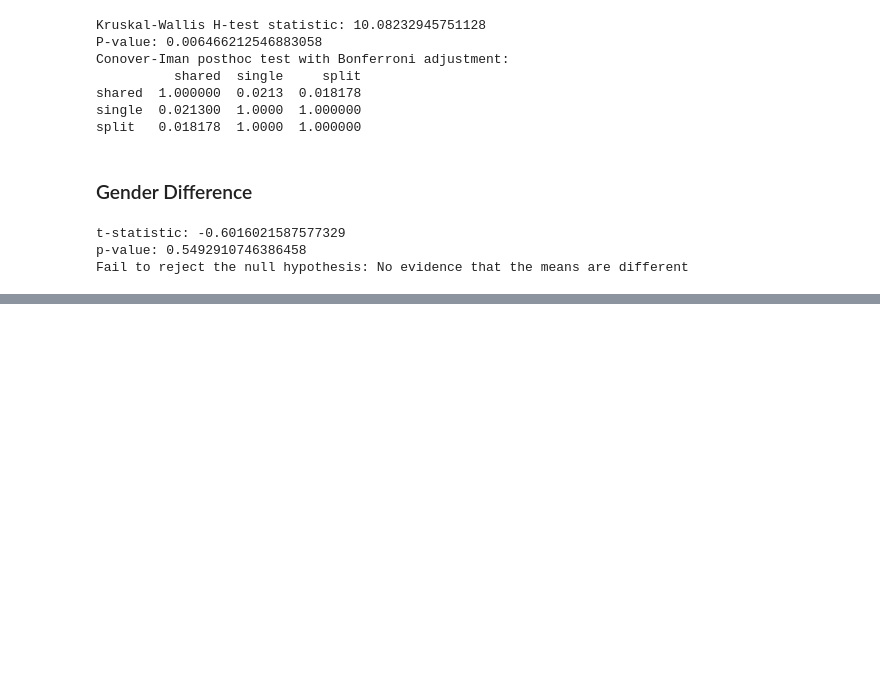
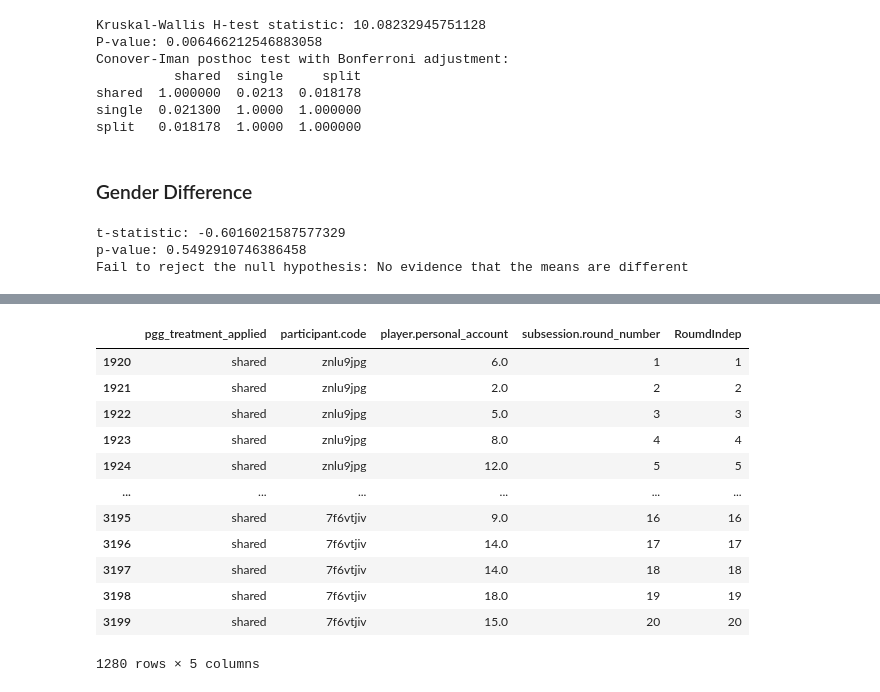
Before and after one commit to AaronSVMB/DA_4_MGPGG, a Jupyter notebook: src/Analysis/zAnalysis.ipynb, the cells around one changed output, grey strips where cells are left out. Saved outputs shown, nothing was run; the diff lists cells and outputs as text; code cells hidden in the pictures; blank space fills up the shorter version.

```diff
--- a/src/Analysis/zAnalysis.ipynb
+++ b/src/Analysis/zAnalysis.ipynb
@@ -289,0 +343,19 @@ Fail to reject the null hypothesis: No evidence that the means are different
+# %%
+sharedData = mgpggdf.loc[:, ['pgg_treatment_applied','participant.code', 'player.personal_account', 'subsession.round_number'] ]
+sharedData = sharedData.loc[sharedData['pgg_treatment_applied'] == 'shared']
+sharedData['RoumdIndep'] = sharedData['subsession.round_number']
+sharedData
+# %% [output]
+|  | pgg_treatment_applied | participant.code | player.personal_account | subsession.round_number | RoumdIndep |
+| 1920 | shared | znlu9jpg | 6.0 | 1 | 1 |
+| 1921 | shared | znlu9jpg | 2.0 | 2 | 2 |
+| 1922 | shared | znlu9jpg | 5.0 | 3 | 3 |
+| 1923 | shared | znlu9jpg | 8.0 | 4 | 4 |
+| 1924 | shared | znlu9jpg | 12.0 | 5 | 5 |
+| ... | ... | ... | ... | ... | ... |
+| 3195 | shared | 7f6vtjiv | 9.0 | 16 | 16 |
+| 3196 | shared | 7f6vtjiv | 14.0 | 17 | 17 |
+| 3197 | shared | 7f6vtjiv | 14.0 | 18 | 18 |
+| 3198 | shared | 7f6vtjiv | 18.0 | 19 | 19 |
+| 3199 | shared | 7f6vtjiv | 15.0 | 20 | 20 |
+1280 rows × 5 columns
```
Also changed, not shown: parts of 9 cells of this notebook, 6 other files.
